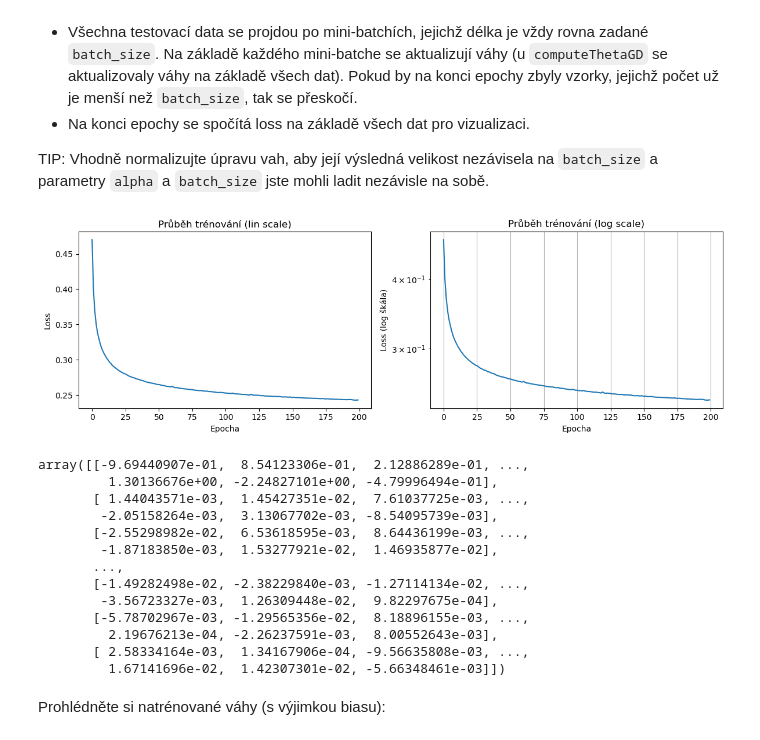
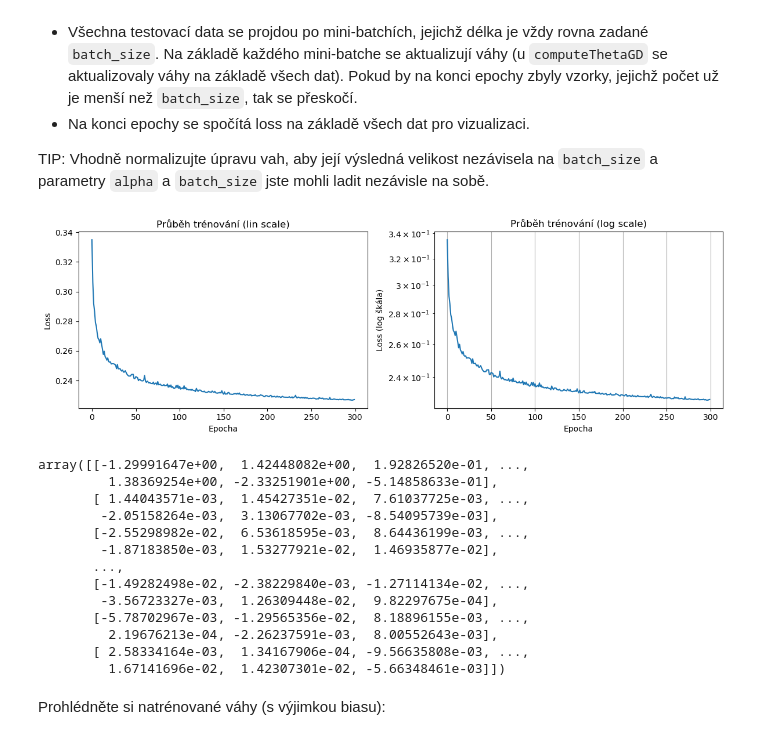
Before and after one commit to c4da/vsu, a Jupyter notebook: 07_SOFTMAX.ipynb, the cells around one changed output. Saved outputs shown, nothing was run; the diff lists cells and outputs as text; code cells hidden in the pictures.

```diff
--- a/07_SOFTMAX.ipynb
+++ b/07_SOFTMAX.ipynb
@@ -380,7 +382,7 @@ def computeThetaSGD(x, y, *, alpha, epochs, batch_size, plot_loss=False):
         # Process mini-batches
         for i in range(0, n_samples - batch_size + 1, batch_size):
             # Optional: Decay learning rate over epochs
-            # current_alpha = alpha / (1 + 0.01 * epoch)
+            current_alpha = alpha / (1 + 0.01 * epoch)
 
             # Get mini-batch
             X_batch = X_shuffled[i:i+batch_size]
@@ -394,7 +396,8 @@ def computeThetaSGD(x, y, *, alpha, epochs, batch_size, plot_loss=False):
             gradient = X_batch.T @ (Y_pred - Y_batch) / batch_size
 
             # Update theta
-            theta = theta - alpha * gradient
+            # theta = theta - alpha * gradient
+            theta = theta - current_alpha * gradient
 
         # Compute loss on all training data at the end of epoch
         u_all = X @ theta
@@ -409,14 +412,14 @@ def computeThetaSGD(x, y, *, alpha, epochs, batch_size, plot_loss=False):
     return theta
 # %%
  # ZDE DOPLNIT hodnoty hyperparametrů (dostatečný model lze natrénovat během 5-10 sekund)
-theta = computeThetaSGD(data, ref, batch_size=256, epochs=200, alpha=0.1, plot_loss=True)
+theta = computeThetaSGD(data, ref, batch_size=128, epochs=300, alpha=0.3, plot_loss=True)
 #################################################################
 
 theta
 # %% [output]
-[figure, old version]
+[figure, new version]
-array([[-9.69440907e-01,  8.54123306e-01,  2.12886289e-01, ...,
-         1.30136676e+00, -2.24827101e+00, -4.79996494e-01],
+array([[-1.29991647e+00,  1.42448082e+00,  1.92826520e-01, ...,
+         1.38369254e+00, -2.33251901e+00, -5.14858633e-01],
        [ 1.44043571e-03,  1.45427351e-02,  7.61037725e-03, ...,
         -2.05158264e-03,  3.13067702e-03, -8.54095739e-03],
        [-2.55298982e-02,  6.53618595e-03,  8.64436199e-03, ...,
```
Also changed, not shown: parts of 2 cells of this notebook.
